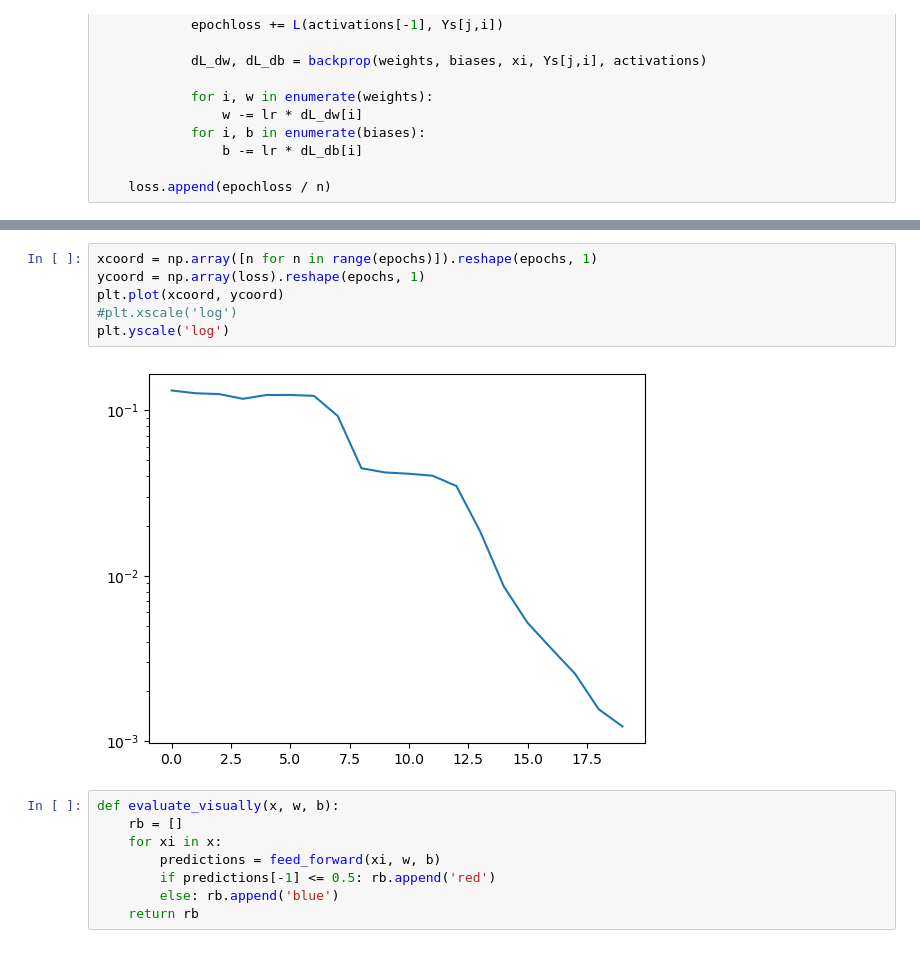
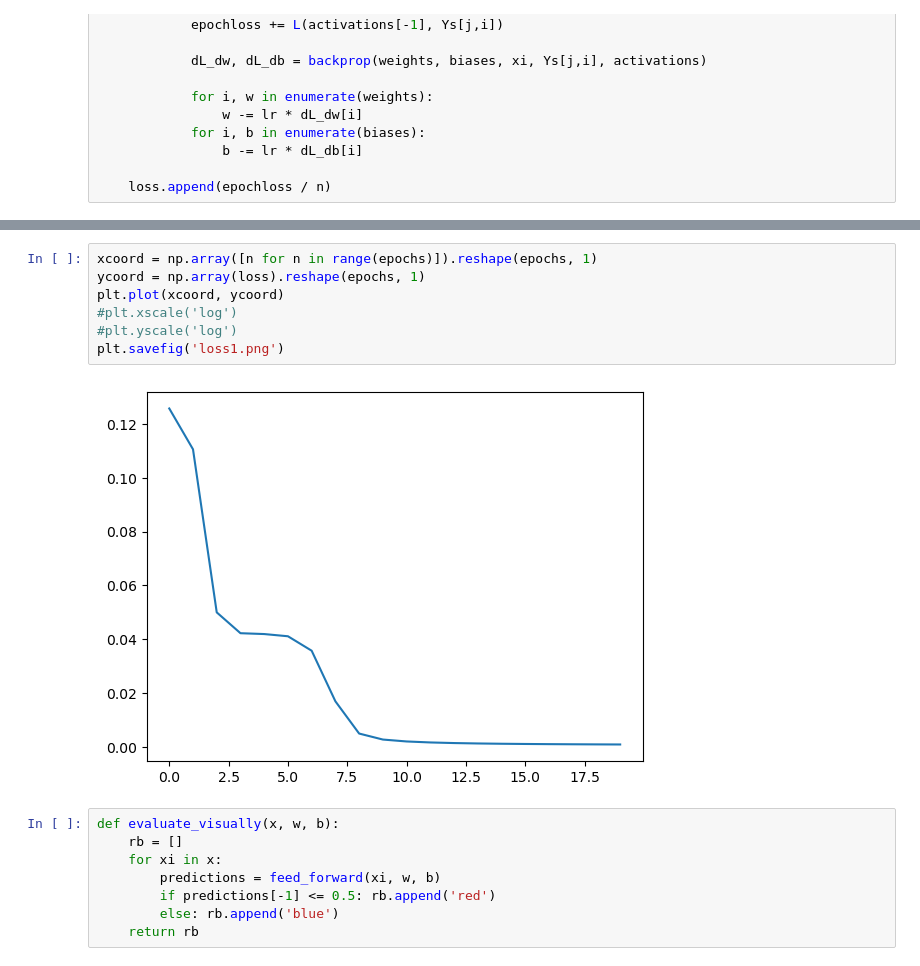
Before and after one commit to callumfrederiksen/mlp-framework, a Jupyter notebook: PoC.ipynb, the cells around one changed output, grey strips where cells are left out. Cells and saved outputs as stored; diff of their text form.

Commit message:
Added loss and prediction PNG images - updated the backpropogation explanation

```diff
--- a/PoC.ipynb
+++ b/PoC.ipynb
@@ -157,11 +157,12 @@ weights
 # %%
 xcoord = np.array([n for n in range(epochs)]).reshape(epochs, 1)
 ycoord = np.array(loss).reshape(epochs, 1)
 plt.plot(xcoord, ycoord)
 #plt.xscale('log')
-plt.yscale('log')
+#plt.yscale('log')
+plt.savefig('loss1.png')
 # %% [output]
-[figure, old version]
+[figure, new version]
 # %%
 def evaluate_visually(x, w, b):
     rb = []
```
Also changed, not shown: parts of 6 cells of this notebook, 4 other files.
